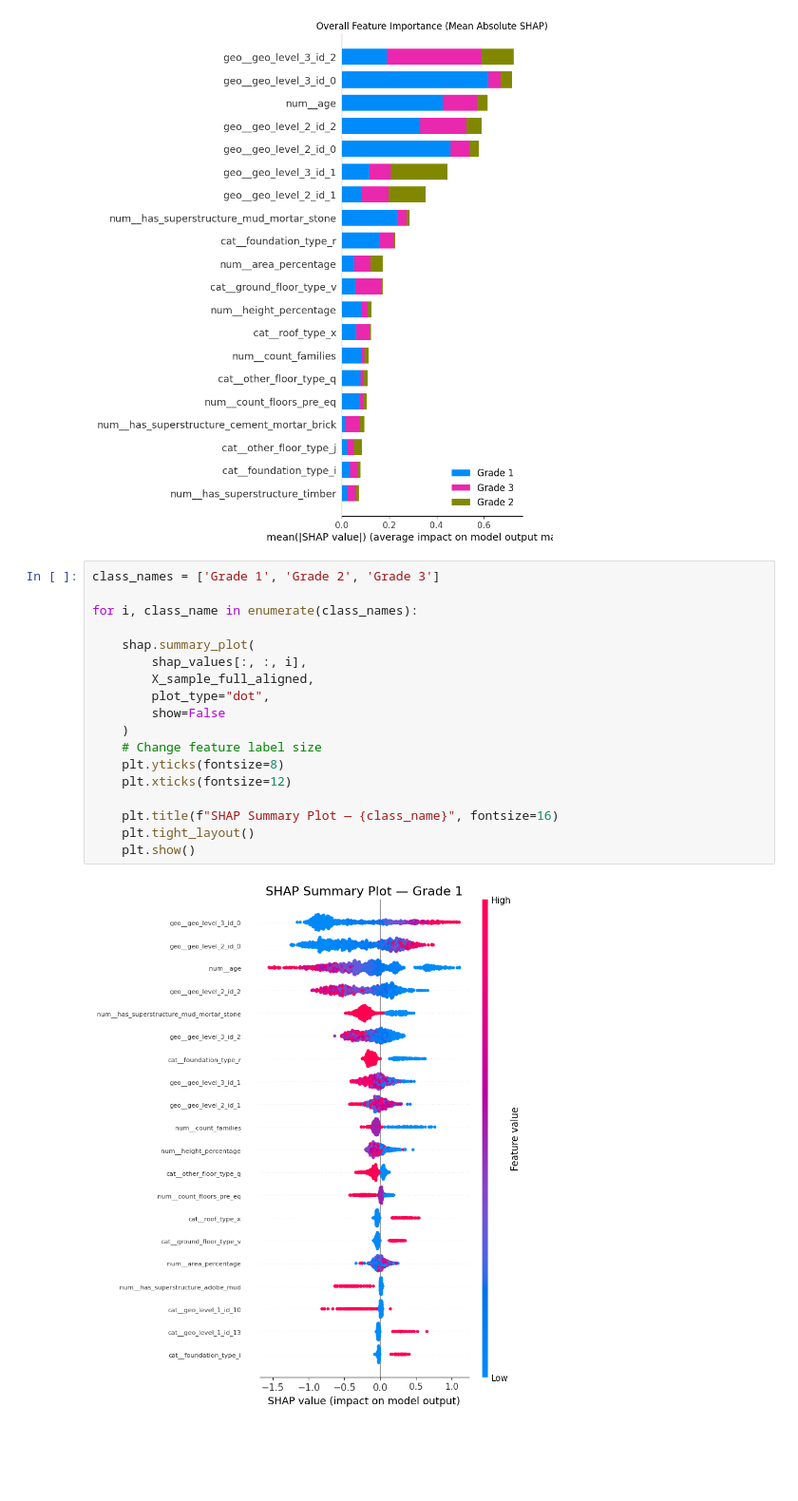
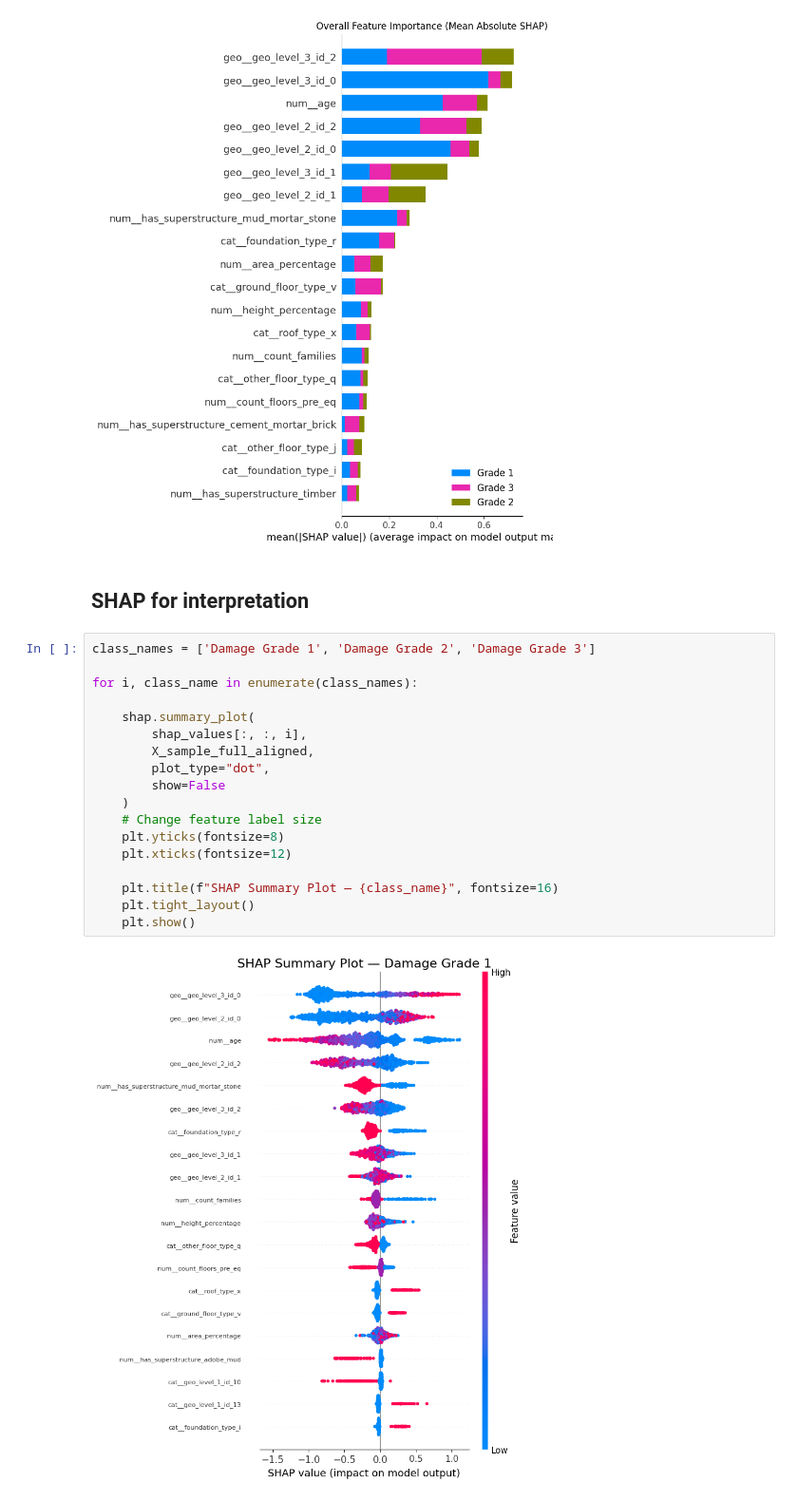
Before and after one commit to jcas-slw/521PredictionProject, a Jupyter notebook: xgboost_shap.ipynb, the cells around one changed output. Shown at 95% size. Cells and saved outputs as stored; diff of their text form; blank space fills up the shorter version.

```diff
--- a/xgboost_shap.ipynb
+++ b/xgboost_shap.ipynb
@@ -101,23 +101,25 @@ plt.show()
 # %% [output]
 --- Generating Summary Plot (Mean Absolute SHAP across all classes) ---
 [figure]
+# %% [markdown]
+## SHAP for interpretation
 # %%
-class_names = ['Grade 1', 'Grade 2', 'Grade 3']
+class_names = ['Damage Grade 1', 'Damage Grade 2', 'Damage Grade 3']
 
 for i, class_name in enumerate(class_names):
 
     shap.summary_plot(
         shap_values[:, :, i],
         X_sample_full_aligned,
         plot_type="dot",
         show=False
     )
     # Change feature label size
     plt.yticks(fontsize=8)
     plt.xticks(fontsize=12)
 
     plt.title(f"SHAP Summary Plot — {class_name}", fontsize=16)
     plt.tight_layout()
     plt.show()
 # %% [output]
-[figure, old version]
+[figure, new version]
```
Also changed, not shown: parts of 2 cells of this notebook.
